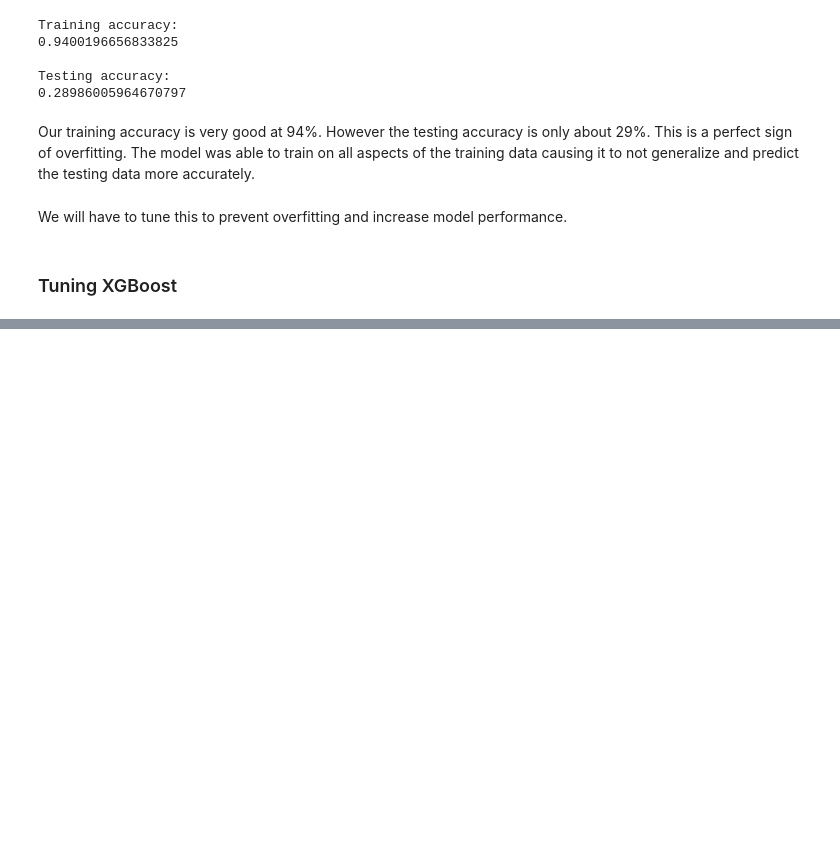
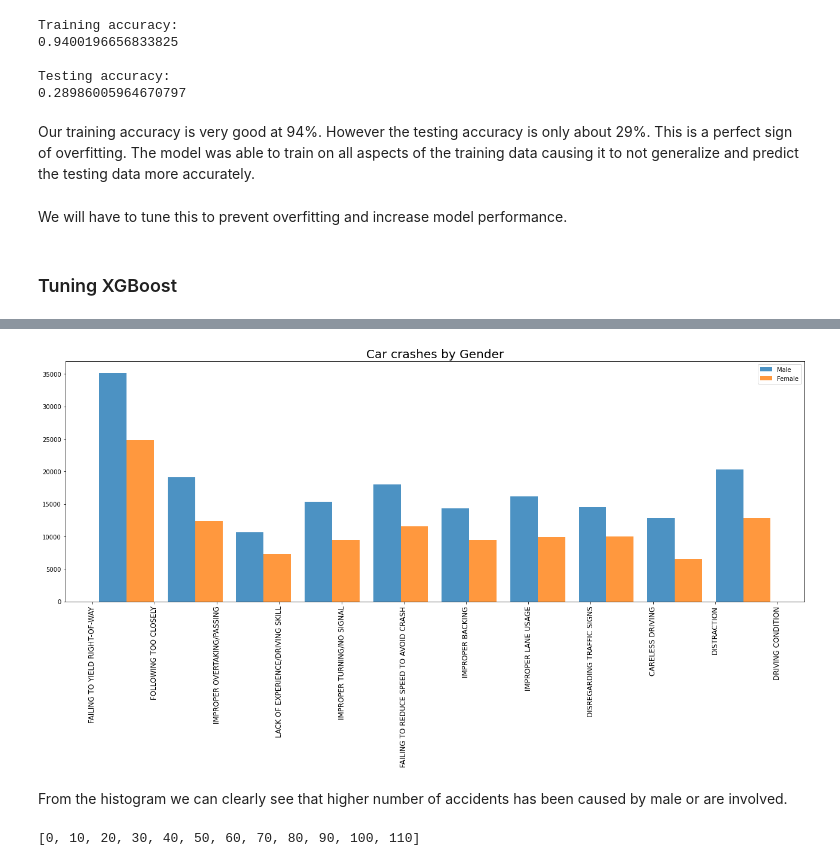
Before and after one commit to dicchyantgurung/Classification-of-car-crashes-in-Chicago-using-XGBoost, a Jupyter notebook: student.ipynb, the cells around one changed output, grey strips where cells are left out. Drawn from its saved outputs; the diff is of its cells as text; code cells hidden in the pictures; blank space fills up the shorter version.

```diff
--- a/student.ipynb
+++ b/student.ipynb
@@ -1548,0 +1581,2 @@ Testing accuracy:
+# %%
+drivers = df_main[['SEX', 'AGE', 'PRIM_CONTRIBUTORY_CAUSE']].copy()
@@ -1548,0 +1599,14 @@ Testing accuracy:
+# %%
+drivers.PRIM_CONTRIBUTORY_CAUSE = drivers.PRIM_CONTRIBUTORY_CAUSE.map({
+                    0:'FAILING TO YIELD RIGHT-OF-WAY',
+                    1:'FOLLOWING TOO CLOSELY',
+                    2:'IMPROPER OVERTAKING/PASSING',
+                    3:'FAILING TO REDUCE SPEED TO AVOID CRASH',
+                    4:'IMPROPER LANE USAGE',
+                    5:'IMPROPER TURNING/NO SIGNAL',
+                    6:'DISREGARDING TRAFFIC SIGNS',
+                    7:'IMPROPER BACKING',
+                    8:'CARELESS DRIVING',
+                    9:'LACK OF EXPERIENCE/DRIVING SKILL',
+                    10:'DRIVING CONDITION',
+                    11:'DISTRACTION'})
@@ -1548,0 +1629,17 @@ Testing accuracy:
+# %%
+male = drivers[drivers.SEX == 'M']
+female = drivers[drivers.SEX == 'F']
+# %%
+plt.figure(figsize=(18,10))
+
+plt.hist([male.PRIM_CONTRIBUTORY_CAUSE, female.PRIM_CONTRIBUTORY_CAUSE], label=['Male', 'Female'], alpha =.8)
+plt.title('Car crashes by Gender', fontsize=20)
+plt.xticks(rotation=90, fontsize=12)
+plt.legend()
+plt.tight_layout()
+plt.show();
+fig.savefig('D:\Data Science\Module_3_Final_Project\Graphs\gender_histogram.png', bbox_inches='tight')
+# %% [output]
+[figure, added]
+# %% [markdown]
+From the histogram we can clearly see that higher number of accidents has been caused by male or are involved.
@@ -1548,0 +1648,4 @@ Testing accuracy:
+# %%
+bins
+# %% [output]
+[0, 10, 20, 30, 40, 50, 60, 70, 80, 90, 100, 110]
```
Also changed, not shown: parts of 36 cells of this notebook.
